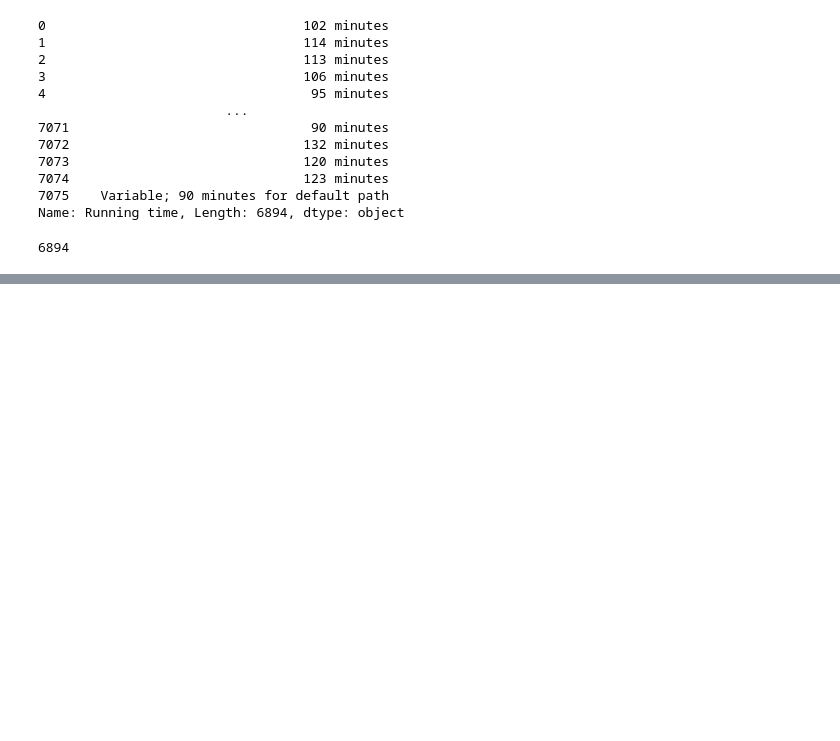
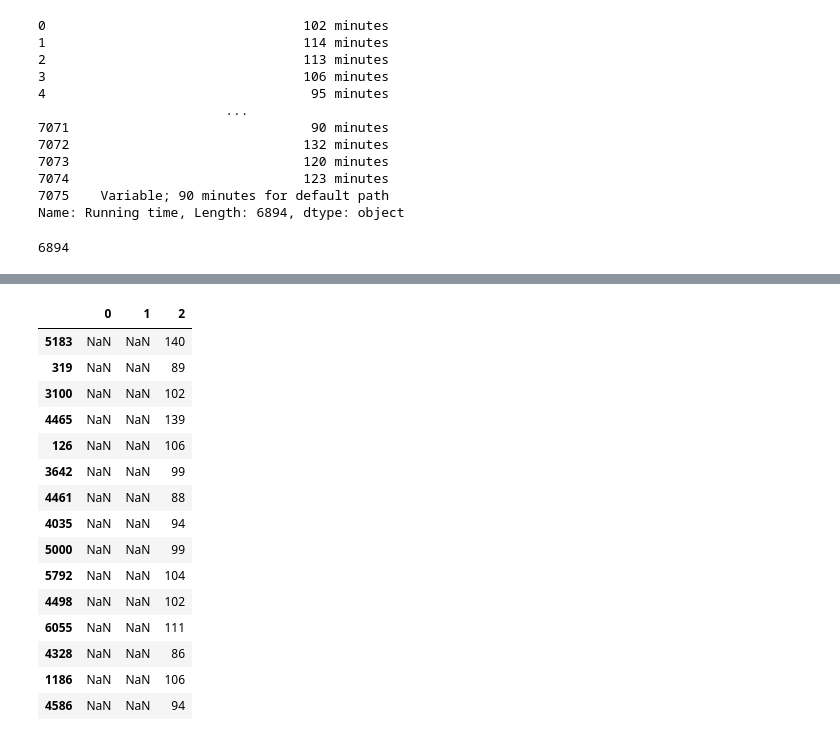
Before and after one commit to juliomeza/Movies-ETL, a Jupyter notebook: Test.ipynb, the cells around one changed output, grey strips where cells are left out. Drawn from its saved outputs; the diff is of its cells as text; code cells hidden in the pictures; blank space fills up the shorter version.

```diff
--- a/Test.ipynb
+++ b/Test.ipynb
@@ -656,0 +678,21 @@ running_time.str.contains(r'^\d*\sminutes$', flags=re.IGNORECASE, na=False).sum(
+# %%
+running_time_extract = running_time.str.extract(r'(\d*)\s*ho?u?r?s?\s*(\d*)|(\d+)\s*m')
+# %%
+running_time_extract.sample(15)
+# %% [output]
+|  | 0 | 1 | 2 |
+| 5183 | NaN | NaN | 140 |
+| 319 | NaN | NaN | 89 |
+| 3100 | NaN | NaN | 102 |
+| 4465 | NaN | NaN | 139 |
+| 126 | NaN | NaN | 106 |
+| 3642 | NaN | NaN | 99 |
+| 4461 | NaN | NaN | 88 |
+| 4035 | NaN | NaN | 94 |
+| 5000 | NaN | NaN | 99 |
+| 5792 | NaN | NaN | 104 |
+| 4498 | NaN | NaN | 102 |
+| 6055 | NaN | NaN | 111 |
+| 4328 | NaN | NaN | 86 |
+| 1186 | NaN | NaN | 106 |
+| 4586 | NaN | NaN | 94 |
```
Also changed, not shown: parts of 11 cells of this notebook.
